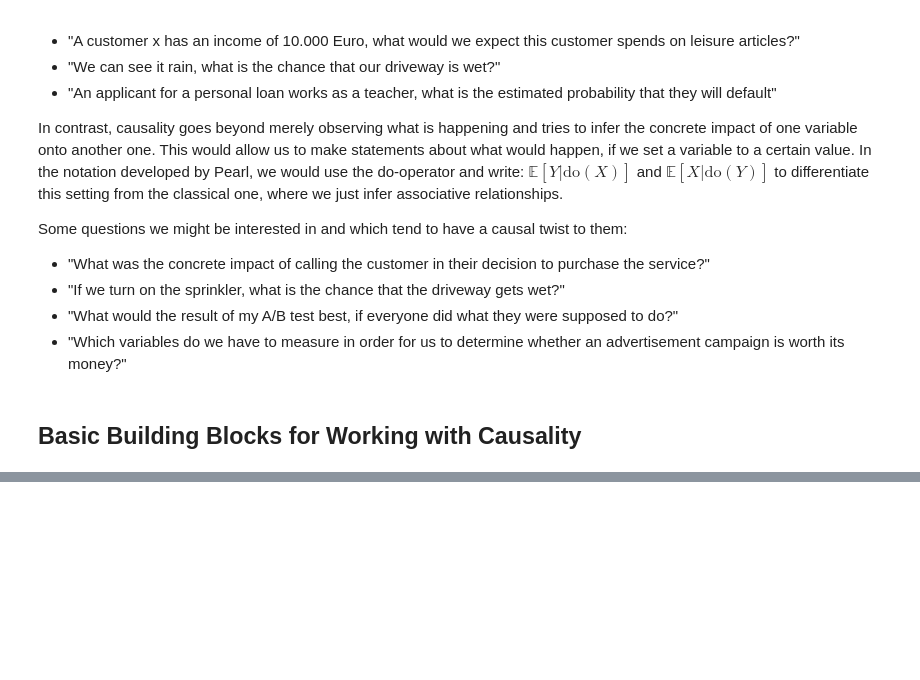
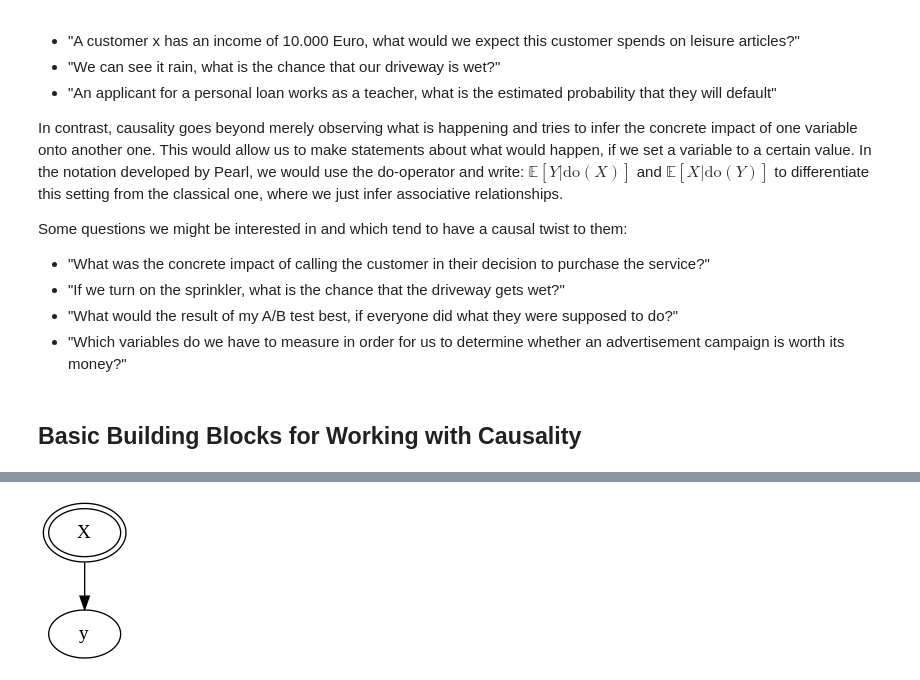
Before and after one commit to RoetGer/applied-causality-booklet, a Jupyter notebook: causality_basics.ipynb, the cells around one changed output, grey strips where cells are left out. Saved outputs shown, nothing was run; the diff lists cells and outputs as text; code cells hidden in the pictures; blank space fills up the shorter version.

```diff
--- a/causality_basics.ipynb
+++ b/causality_basics.ipynb
@@ -103,0 +120,11 @@ Some questions we might be interested in and which tend to have a causal twist t
+# %%
+dot = Digraph()
+
+dot.node('X', peripheries='2')
+dot.node('y')
+
+dot.edges(['Xy'])
+dot.render('Xy_interv', view=True, format='png')
+Image('Xy_interv.png')
+# %% [output]
+[figure, added]
```
Also changed, not shown: parts of 12 cells of this notebook.
